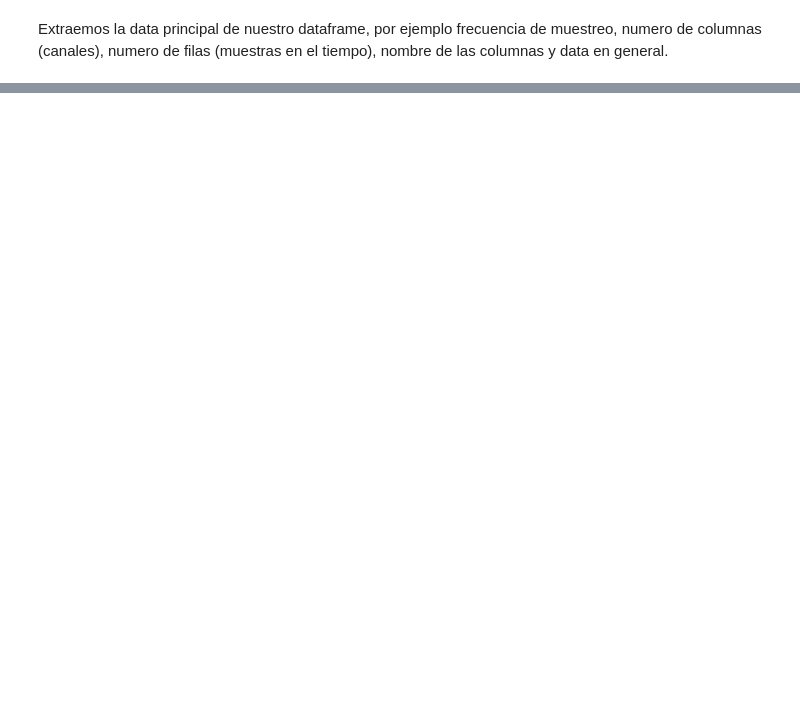
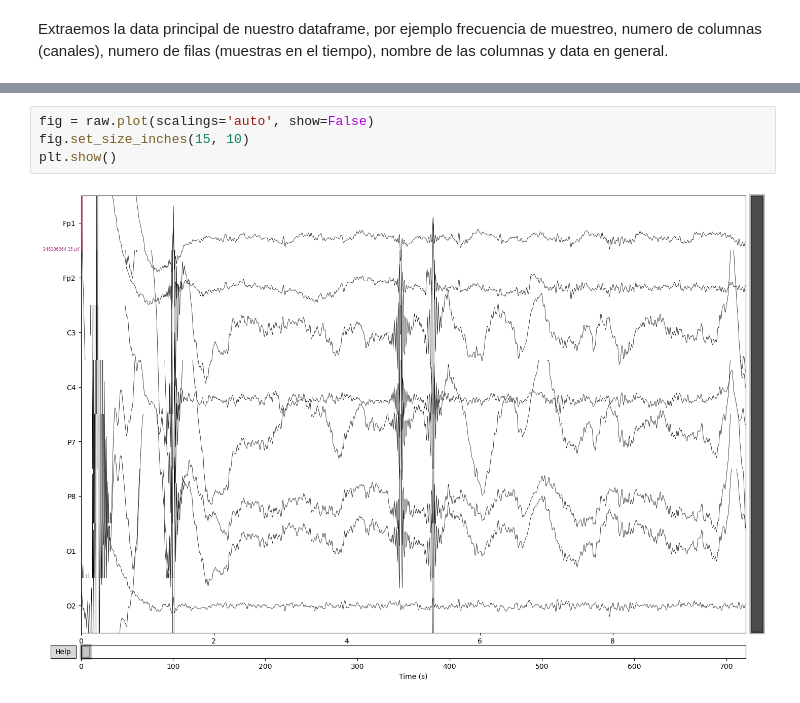
Before and after one commit to miguel-isidro05/GRUPO-05-ISB-2025-II, a Jupyter notebook: Laboratorios/Laboratorio 9 - Tratamiento de señal EEG/ICAmne.ipynb, the cells around one changed output, grey strips where cells are left out. Drawn from its saved outputs; the diff is of its cells as text; blank space fills up the shorter version.

```diff
--- a/Laboratorios/Laboratorio 9 - Tratamiento de señal EEG/ICAmne.ipynb
+++ b/Laboratorios/Laboratorio 9 - Tratamiento de señal EEG/ICAmne.ipynb
@@ -138,0 +231,6 @@ Plotting power spectral density (dB=True).
+# %%
+fig = raw.plot(scalings='auto', show=False)
+fig.set_size_inches(15, 10)
+plt.show()
+# %% [output]
+[figure, added]
```
Also changed, not shown: parts of 16 cells of this notebook.
